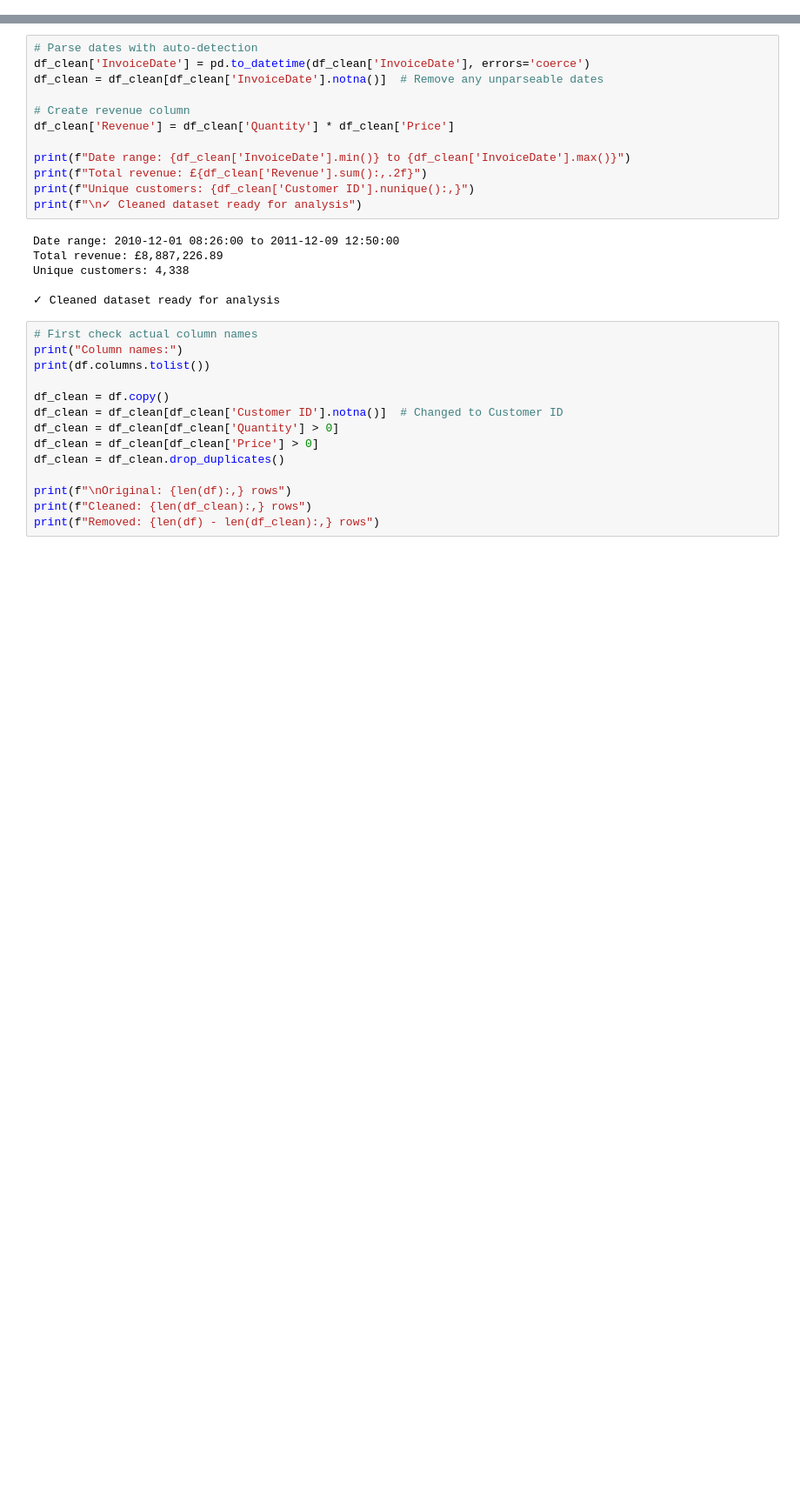
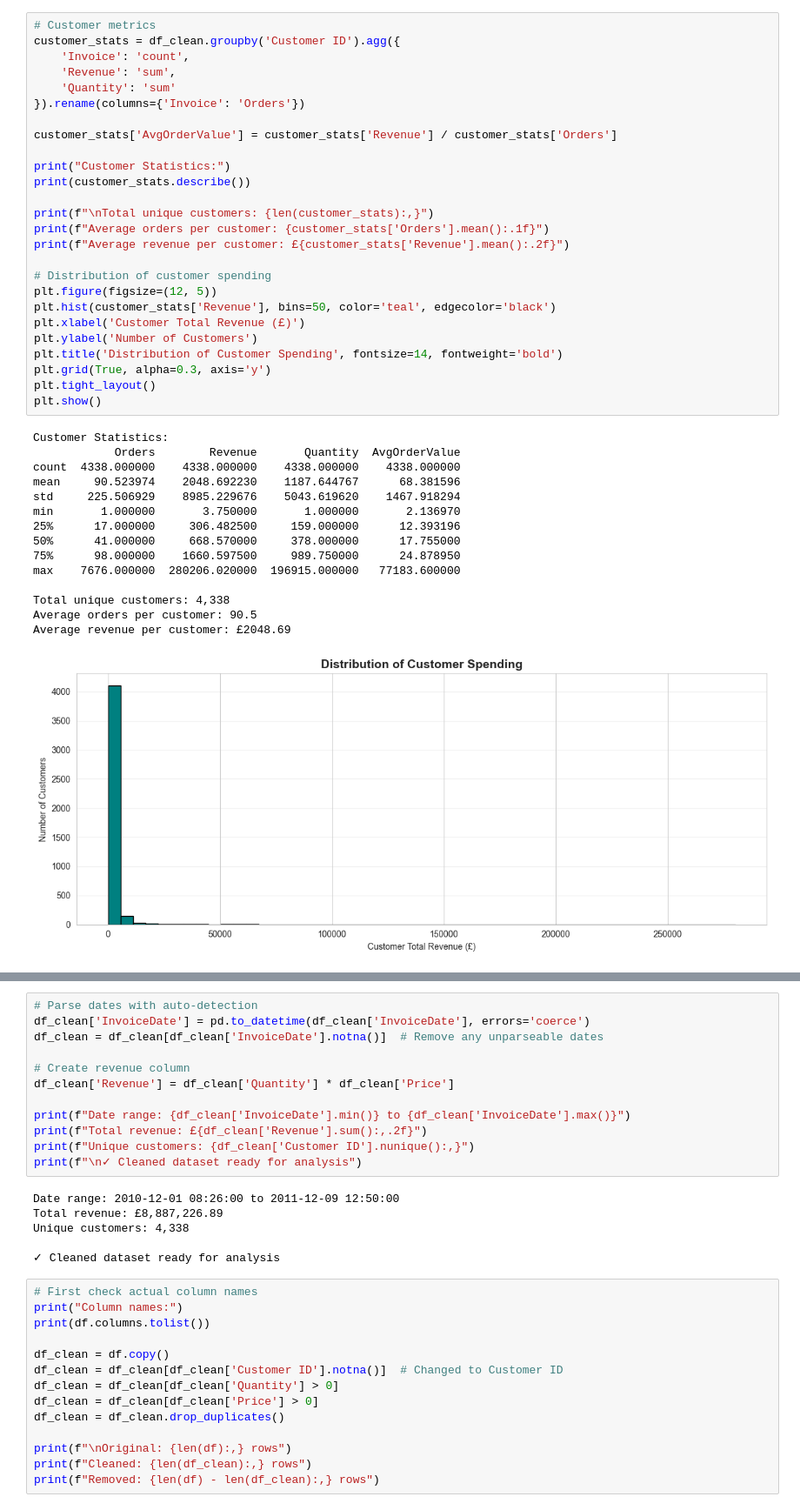
Before and after one commit to erdemcahit21-tech/Python-EDA-retail, a Jupyter notebook: eda_retail.ipynb, the cells around one changed output, grey strips where cells are left out. Shown at 87% size. Cells and saved outputs as stored; diff of their text form; blank space fills up the shorter version.

Commit message:
feat: complete EDA — temporal analysis, product & country insights, customer distribution

```diff
--- a/eda_retail.ipynb
+++ b/eda_retail.ipynb
@@ -0,0 +9,42 @@
+# %%
+# Customer metrics
+customer_stats = df_clean.groupby('Customer ID').agg({
+    'Invoice': 'count',
+    'Revenue': 'sum',
+    'Quantity': 'sum'
+}).rename(columns={'Invoice': 'Orders'})
+
+customer_stats['AvgOrderValue'] = customer_stats['Revenue'] / customer_stats['Orders']
+
+print("Customer Statistics:")
+print(customer_stats.describe())
+
+print(f"\nTotal unique customers: {len(customer_stats):,}")
+print(f"Average orders per customer: {customer_stats['Orders'].mean():.1f}")
+print(f"Average revenue per customer: £{customer_stats['Revenue'].mean():.2f}")
+
+# Distribution of customer spending
+plt.figure(figsize=(12, 5))
+plt.hist(customer_stats['Revenue'], bins=50, color='teal', edgecolor='black')
+plt.xlabel('Customer Total Revenue (£)')
+plt.ylabel('Number of Customers')
+plt.title('Distribution of Customer Spending', fontsize=14, fontweight='bold')
+plt.grid(True, alpha=0.3, axis='y')
+plt.tight_layout()
+plt.show()
+# %% [output]
+Customer Statistics:
+            Orders        Revenue       Quantity  AvgOrderValue
+count  4338.000000    4338.000000    4338.000000    4338.000000
+mean     90.523974    2048.692230    1187.644767      68.381596
+std     225.506929    8985.229676    5043.619620    1467.918294
+min       1.000000       3.750000       1.000000       2.136970
+25%      17.000000     306.482500     159.000000      12.393196
+50%      41.000000     668.570000     378.000000      17.755000
+75%      98.000000    1660.597500     989.750000      24.878950
+max    7676.000000  280206.020000  196915.000000   77183.600000
+
+Total unique customers: 4,338
+Average orders per customer: 90.5
+Average revenue per customer: £2048.69
+[figure, added]
```
Also changed, not shown: parts of 6 cells of this notebook.
